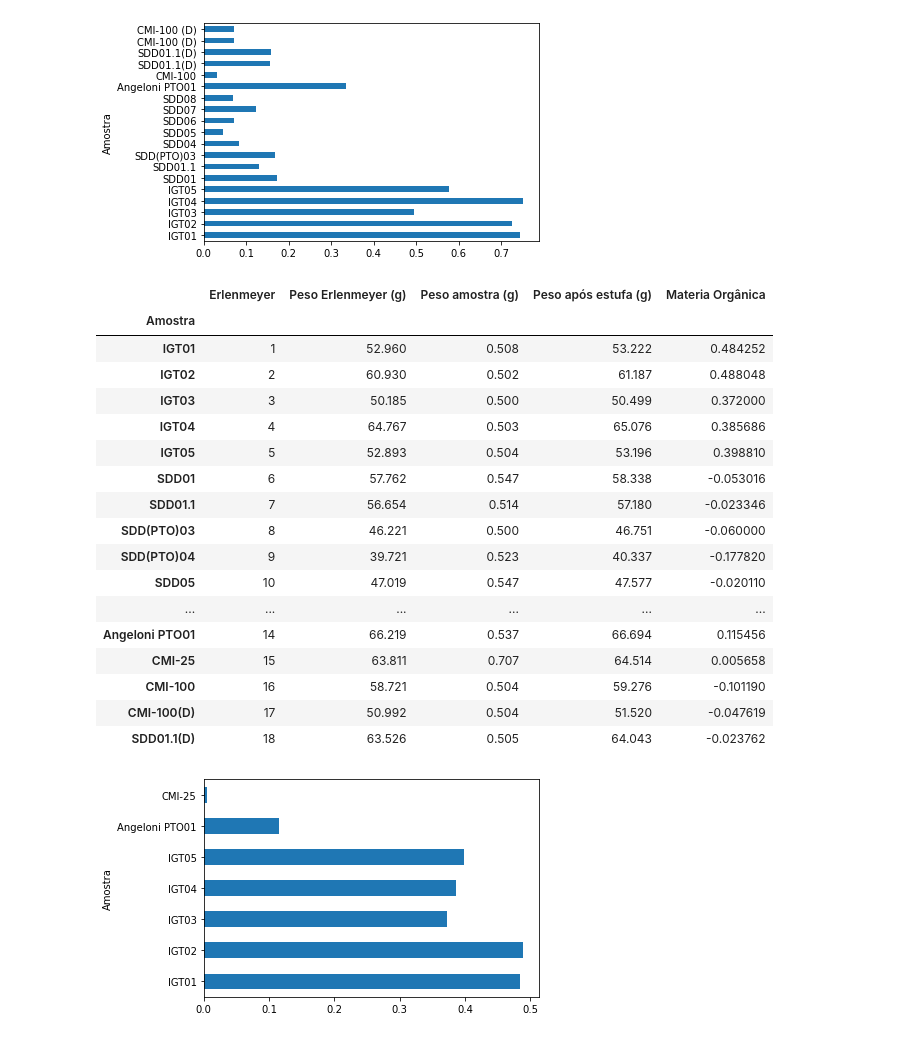
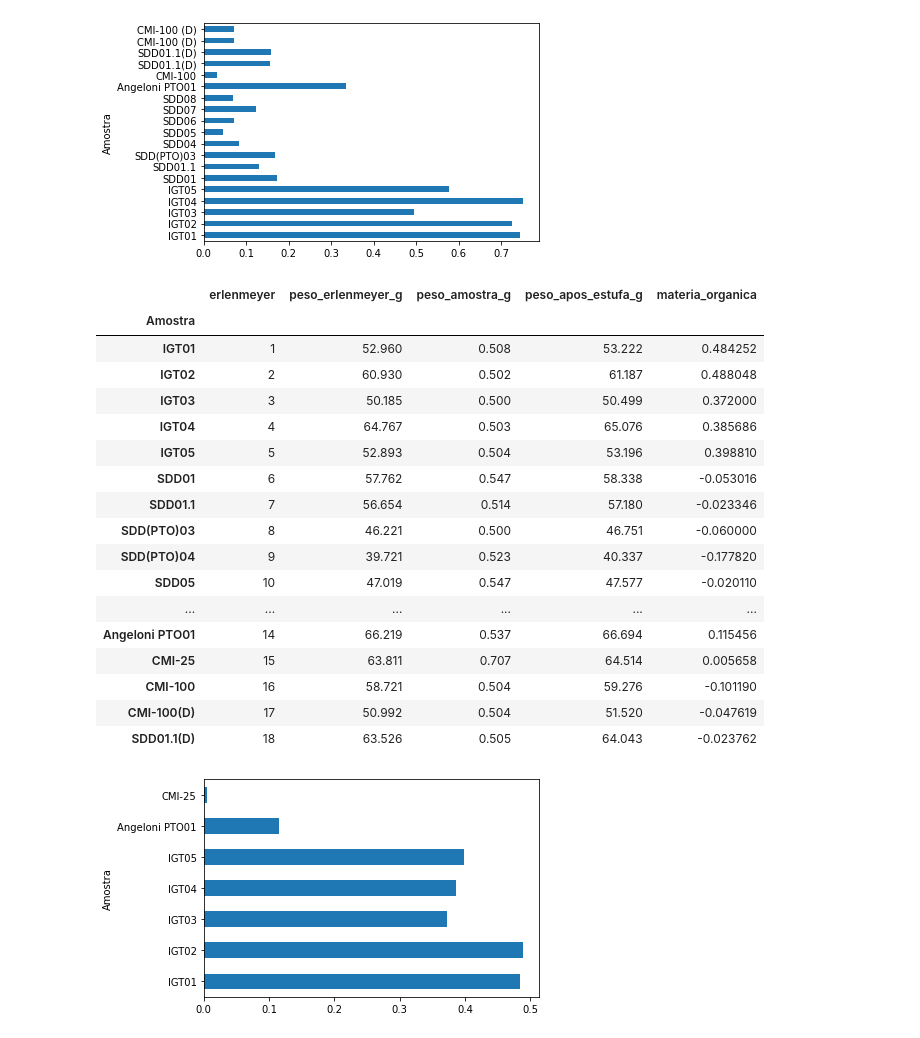
Before and after one commit to LaPoGeoMar/geoquimica_marinha, a Jupyter notebook: 02-dados-manguezal.ipynb, the cells around one changed output. Cells and saved outputs as stored; diff of their text form; code cells hidden in the pictures.

```diff
--- a/explorar-dados-manguezal.ipynb
+++ b/02-dados-manguezal.ipynb
@@ -42,9 +45,10 @@ df1["Materia Organica"].plot.barh();
 [figure]
 # %%
 df2 = pd.read_excel(fname, index_col="Amostra", sheet_name=2)
+df2 = df2.clean_names(strip_underscores=True)
 df2
 # %% [output]
-|  | Erlenmeyer | Peso Erlenmeyer (g) | Peso amostra (g) | Peso após estufa (g) | Materia Orgânica |
+|  | erlenmeyer | peso_erlenmeyer_g | peso_amostra_g | peso_apos_estufa_g | materia_organica |
 | Amostra |  |  |  |  |  |
 | IGT01 | 1 | 52.960 | 0.508 | 53.222 | 0.484252 |
 | IGT02 | 2 | 60.930 | 0.502 | 61.187 | 0.488048 |
```
Also changed, not shown: parts of 5 cells of this notebook, 4 other files.
